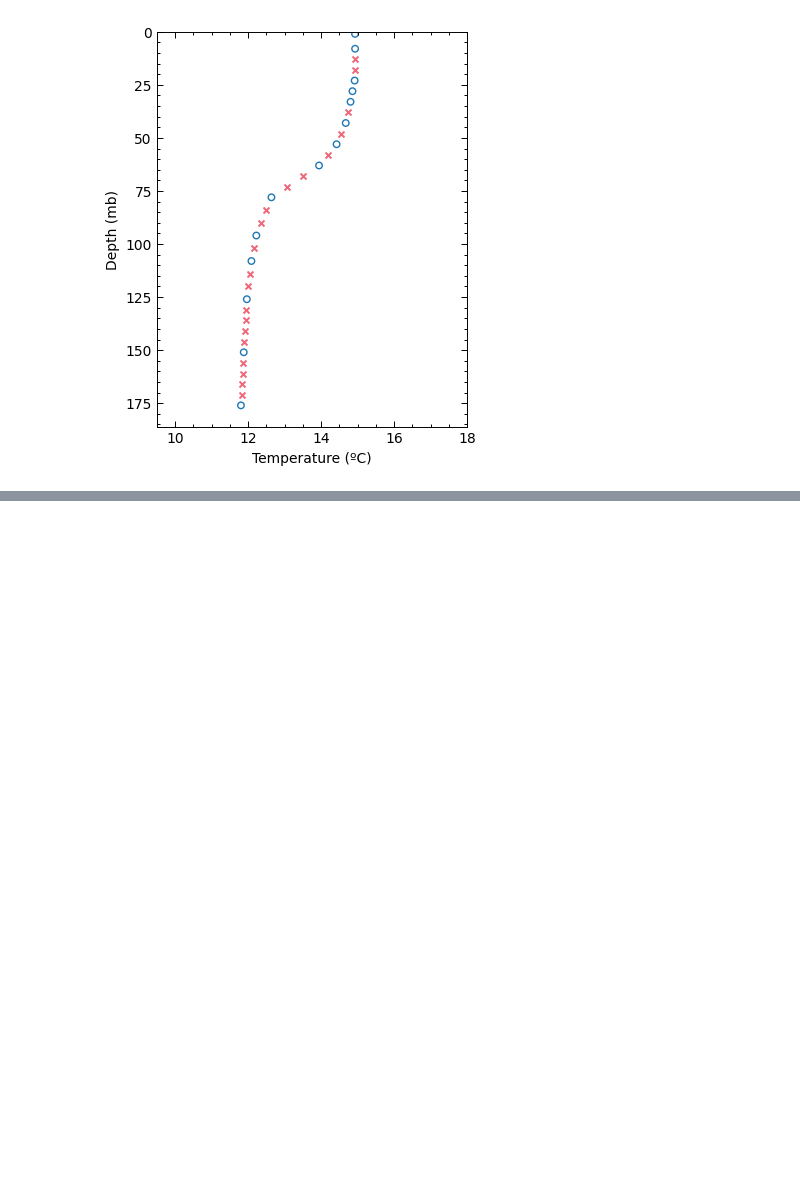
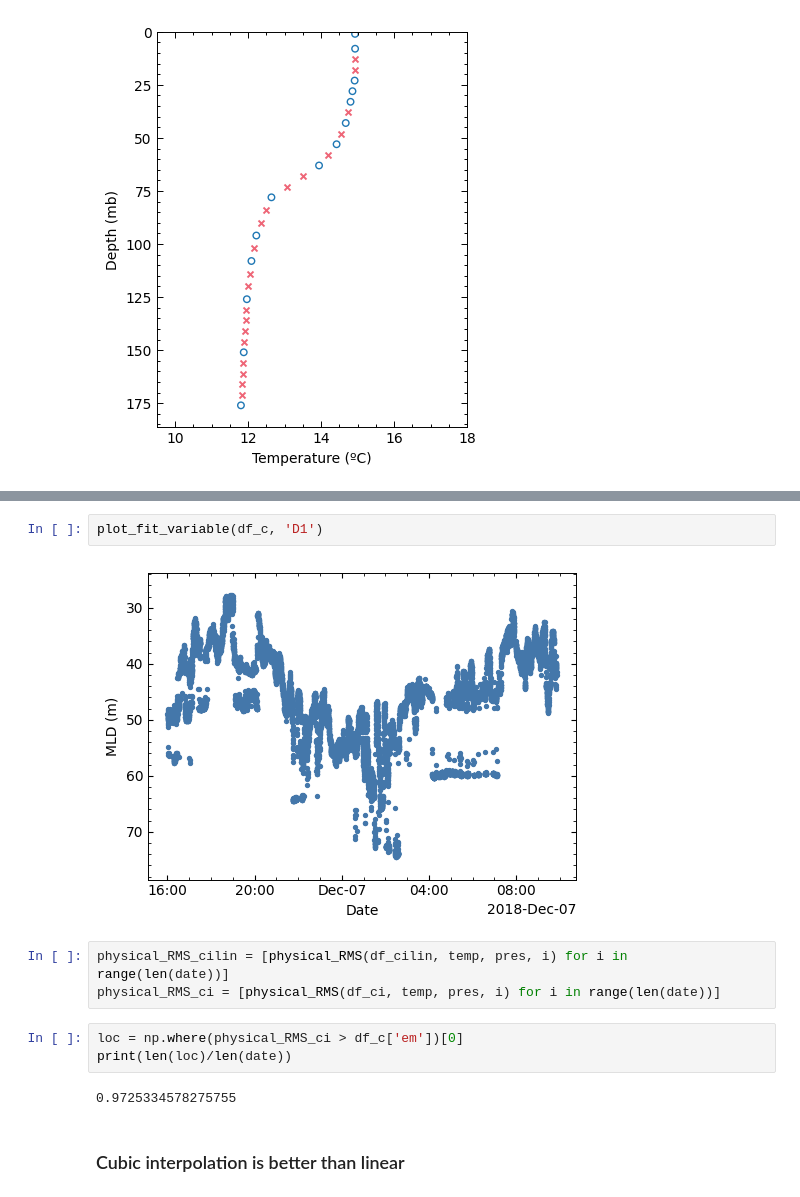
Before and after one commit to manufrn/TFG, a Jupyter notebook: notebooks/Compare_different_SHDRs.ipynb, the cells around one changed output, grey strips where cells are left out. Cells and saved outputs as stored; diff of their text form; blank space fills up the shorter version.

```diff
--- a/notebooks/Compare_different_SHDRs.ipynb
+++ b/notebooks/Compare_different_SHDRs.ipynb
@@ -288,0 +322,14 @@ plot_interpolation(z, y, z_int_good, y_int_good)
+# %%
+plot_fit_variable(df_c, 'D1')
+# %% [output]
+[figure, added]
+# %%
+physical_RMS_cilin = [physical_RMS(df_cilin, temp, pres, i) for i in range(len(date))]
+physical_RMS_ci = [physical_RMS(df_ci, temp, pres, i) for i in range(len(date))]
+# %%
+loc = np.where(physical_RMS_ci > df_c['em'])[0]
+print(len(loc)/len(date))
+# %% [output]
+0.9725334578275755
+# %% [markdown]
+### Cubic interpolation is better than linear
```
Also changed, not shown: parts of 18 cells of this notebook, 16 other files.
